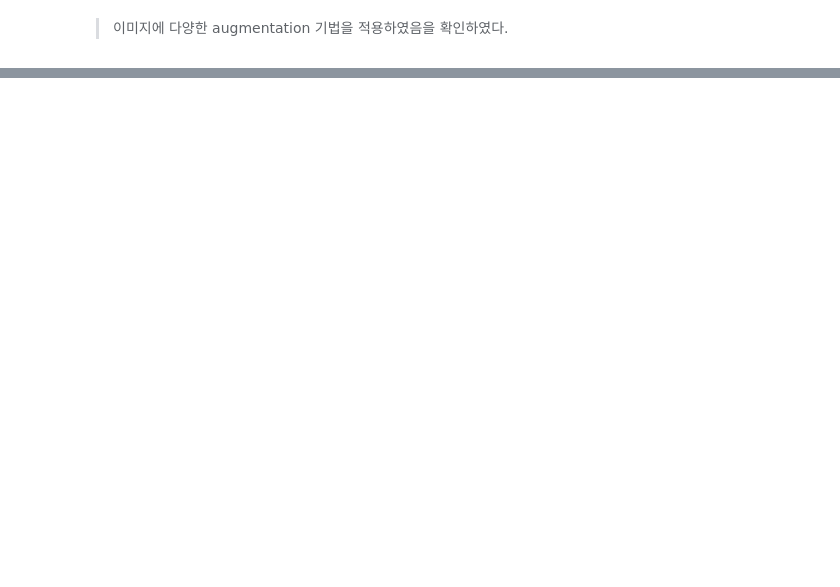
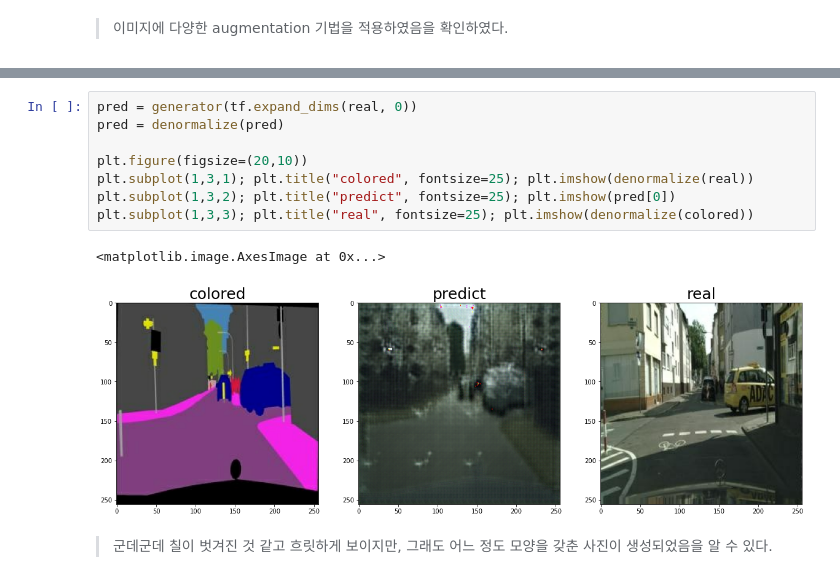
Before and after one commit to JeongeunJPark/AIFFEL_EX20_Pix2Pix, a Jupyter notebook: Exploration 20_Segmentation map으로 도로 이미지 만들기.ipynb, the cells around one changed output, grey strips where cells are left out. Saved outputs shown, nothing was run; the diff lists cells and outputs as text; blank space fills up the shorter version.

```diff
--- a/Exploration 20_Segmentation map으로 도로 이미지 만들기.ipynb
+++ b/Exploration 20_Segmentation map으로 도로 이미지 만들기.ipynb
@@ -177,0 +501,13 @@ for i in range(1, 13, 2):
+# %%
+pred = generator(tf.expand_dims(real, 0))
+pred = denormalize(pred)
+
+plt.figure(figsize=(20,10))
+plt.subplot(1,3,1); plt.title("colored", fontsize=25); plt.imshow(denormalize(real))
+plt.subplot(1,3,2); plt.title("predict", fontsize=25); plt.imshow(pred[0])
+plt.subplot(1,3,3); plt.title("real", fontsize=25); plt.imshow(denormalize(colored))
+# %% [output]
+<matplotlib.image.AxesImage at 0x...>
+[figure, added]
+# %% [markdown]
+> 군데군데 칠이 벗겨진 것 같고 흐릿하게 보이지만, 그래도 어느 정도 모양을 갖춘 사진이 생성되었음을 알 수 있다.
```
Also changed, not shown: parts of 28 cells of this notebook.
